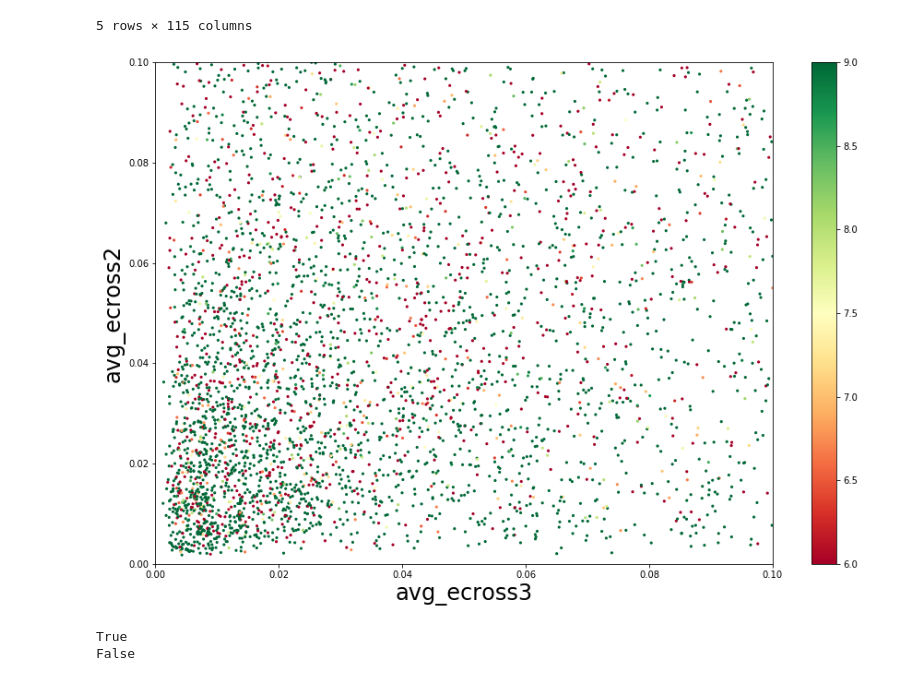
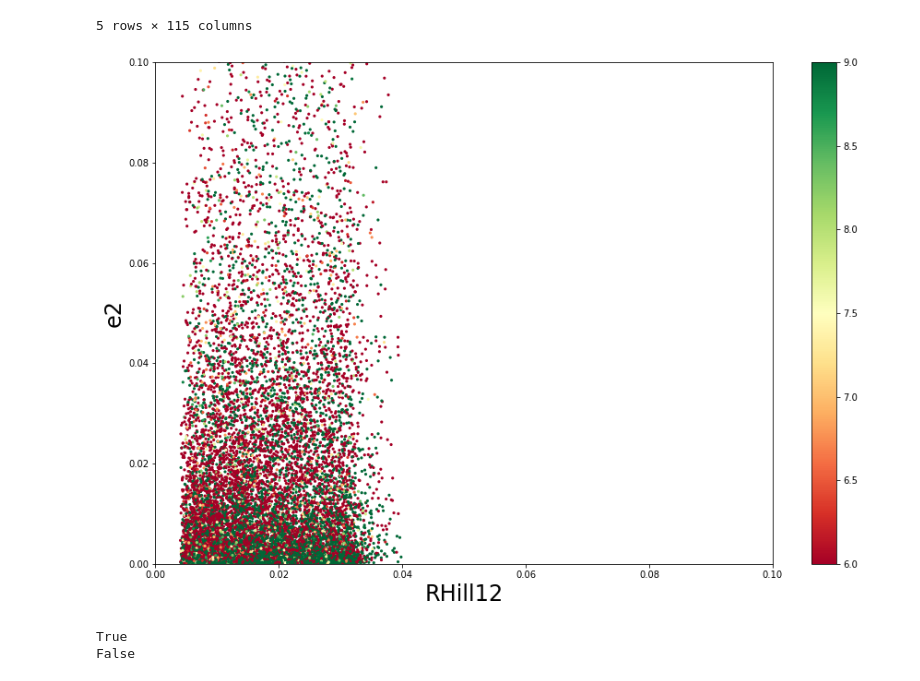
Before and after one commit to dtamayo/MLstability, a Jupyter notebook: Analysis/McMc2.ipynb, the cells around one changed output. Saved outputs shown, nothing was run; the diff lists cells and outputs as text; code cells hidden in the pictures.

Commit message:
Fixed and Updated plots

```diff
--- a/Analysis/McMc2.ipynb
+++ b/Analysis/McMc2.ipynb
@@ -210,18 +212,18 @@ df_inital2.head()
 # %%
 fig, ax = plt.subplots(figsize=(15,10))
 cm = plt.cm.get_cmap('RdYlGn')
 #dfplot = df #df.loc[df["Norbits"] > 0.]
-val1 = "avg_ecross3"
-val2 = "avg_ecross2"
-sc = ax.scatter(df_inital2[val1], df_inital2[val2], c=np.log10(df_inital['instability_time']), edgecolor='', vmin=6,s=10,cmap=cm)
+val1 = "RHill12"
+val2 = "e2"
+sc = ax.scatter(df_inital[val1], df_inital[val2], c=np.log10(df_inital['instability_time']), edgecolor='', vmin=6,s=10,cmap=cm)
 ax.set_xlabel(val1, fontsize=24)
 ax.set_ylabel(val2, fontsize=24)
 ax.set_xlim([0,0.1])
 ax.set_ylim([0,0.1])
 plt.colorbar(sc)
 plt.show()
 # %% [output]
-[figure, old version]
+[figure, new version]
 # %%
 #Take from beta12 and beta23 upwards of 20
 #merged = df.iloc[:15000, :]
```
Also changed, not shown: parts of 7 cells of this notebook.
